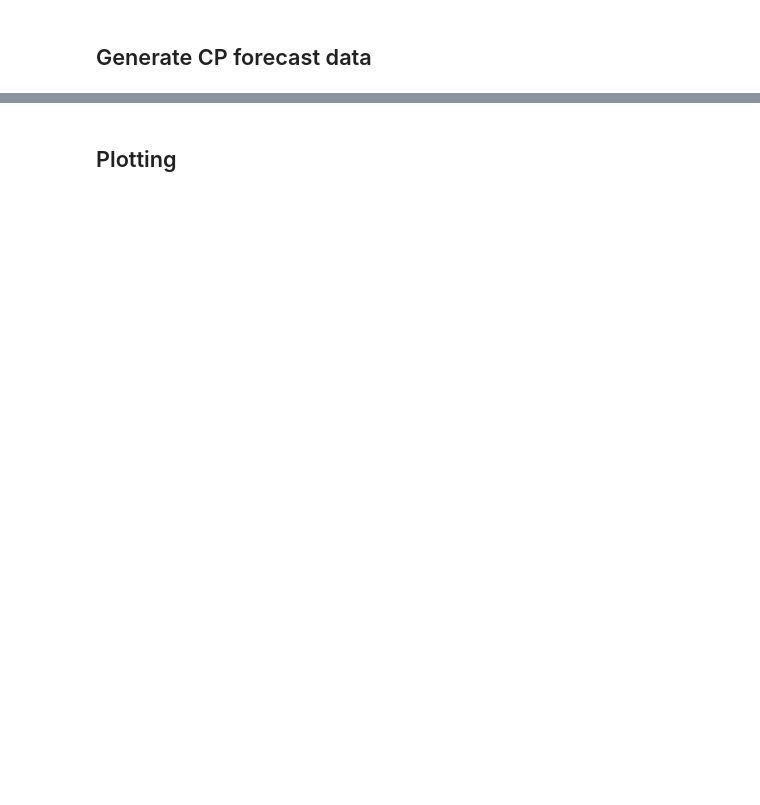
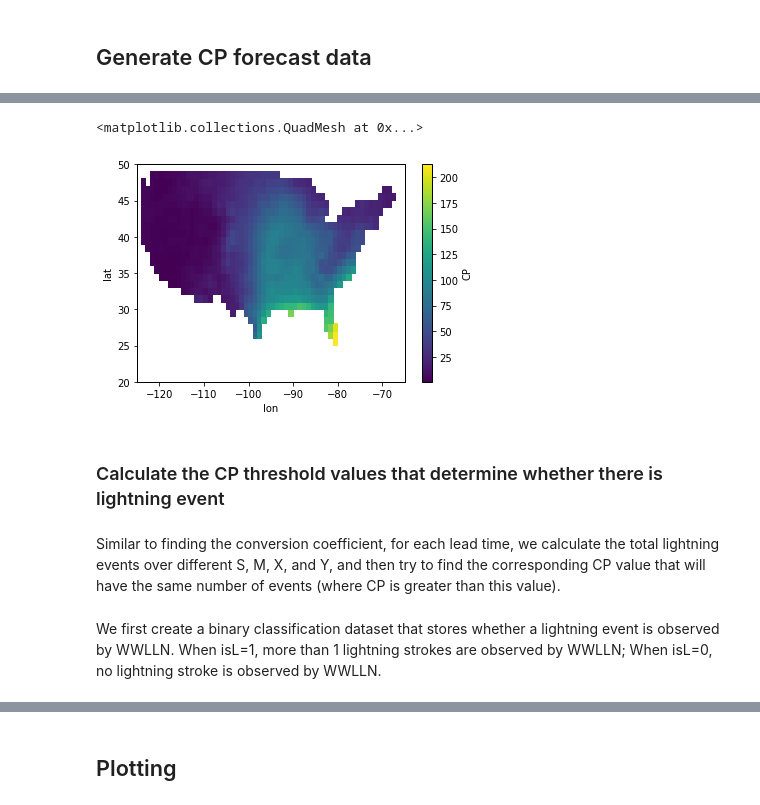
Before and after one commit to wycheng-uw/Incubator2021, a Jupyter notebook: Hindcast/test_TK18.ipynb, the cells around one changed output, grey strips where cells are left out. Saved outputs shown, nothing was run; the diff lists cells and outputs as text; code cells hidden in the pictures; blank space fills up the shorter version.

```diff
--- a/Hindcast/test_TK18.ipynb
+++ b/Hindcast/test_TK18.ipynb
@@ -143,0 +348,14 @@ da2 = cp_data1c.expand_dims('y')
+# %%
+CP_data = Ccpf*CP_data_raw
+CP_data.name='CP'
+CP_data.persist()
+CP_data.mean(dim={'S','M','L'}).plot()
+# %% [output]
+<matplotlib.collections.QuadMesh at 0x...>
+[figure, added]
+# %% [markdown]
+### Calculate the CP threshold values that determine whether there is lightning event
+# %% [markdown]
+Similar to finding the conversion coefficient, for each lead time, we calculate the total lightning events over different S, M, X, and Y, and then try to find the corresponding CP value that will have the same number of events (where CP is greater than this value).
+# %% [markdown]
+We first create a binary classification dataset that stores whether a lightning event is observed by WWLLN. When isL=1, more than 1 lightning strokes are observed by WWLLN; When isL=0, no lightning stroke is observed by WWLLN.
```
Also changed, not shown: parts of 136 cells of this notebook, 1 other file.
